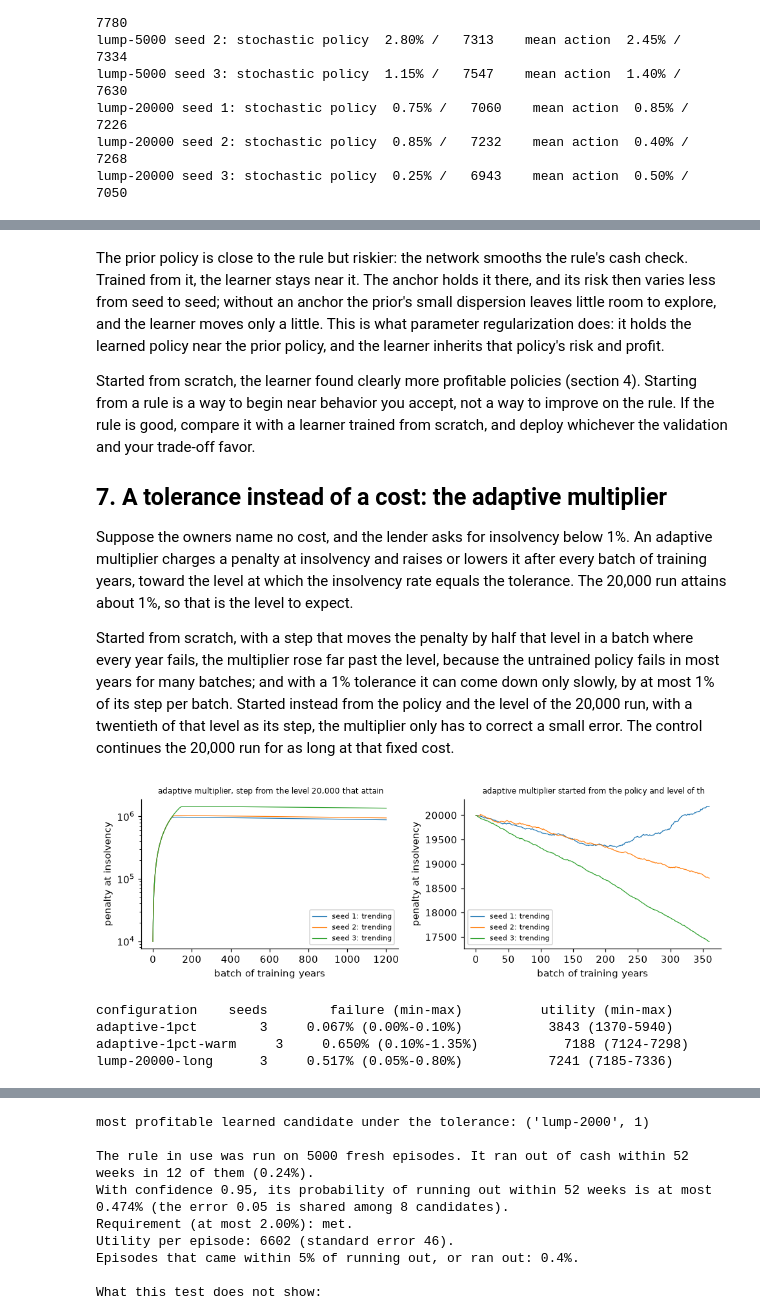
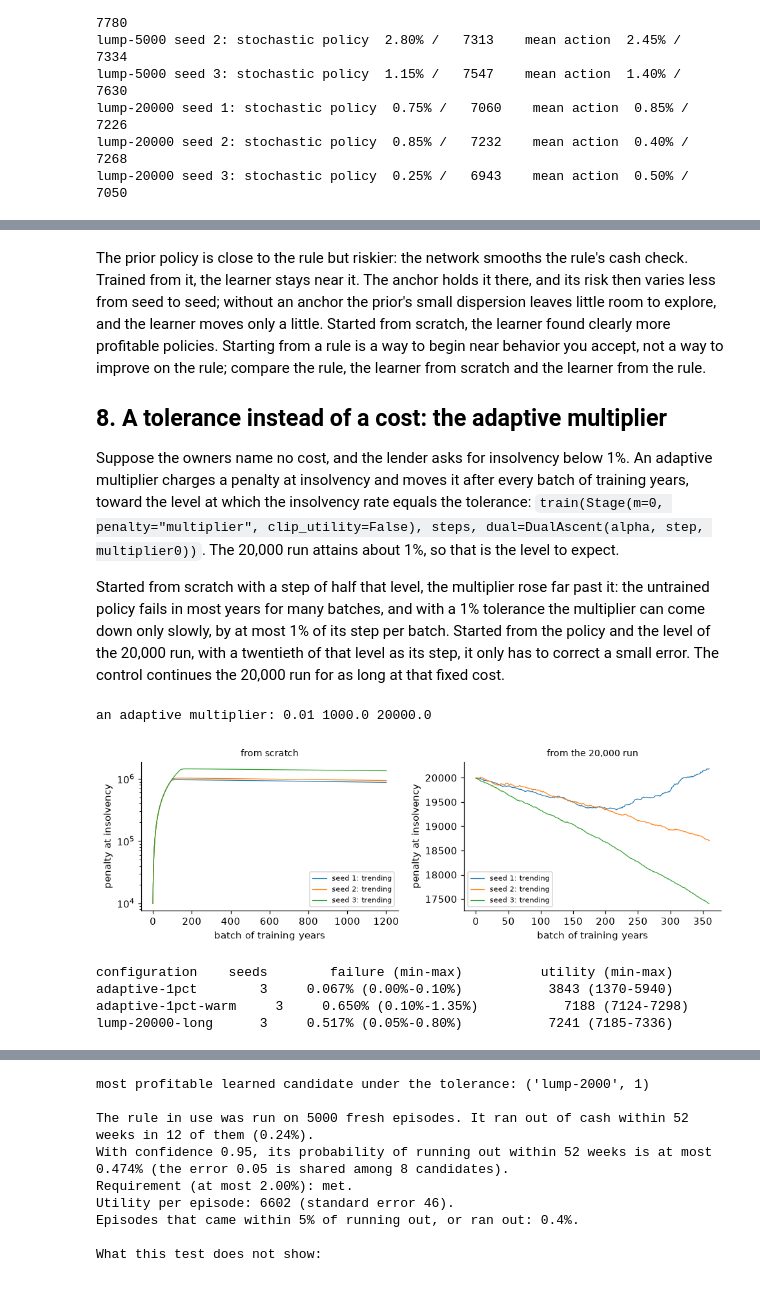
Before and after one commit to pma-papers/barrierpg, a Jupyter notebook: notebooks/02_retailer_cash.ipynb, the cells around one changed output, grey strips where cells are left out. Drawn from its saved outputs; the diff is of its cells as text; code cells hidden in the pictures; blank space fills up the shorter version.

```diff
--- a/notebooks/02_retailer_cash.ipynb
+++ b/notebooks/02_retailer_cash.ipynb
@@ -83,0 +147,3 @@ so the validation error is shared among eight.
+# %%
+def cash_outflow(obs, action, next_obs, reward, info):
+    return [info["cash_out"]]
@@ -83,0 +178,8 @@ so the validation error is shared among eight.
+# %%
+env = make_env(stage)
+obs, _ = env.reset(seed=0)
+for week in range(52):
+    obs, reward, terminated, truncated, info = env.step(np.ones(3, dtype=np.float32))
+    if terminated or truncated:
+        break
+print(f"insolvent in week {info['t']}: cash {env.env.inner.cash:.0f}, failure = {info['failure']}, reward = {reward:.0f}")
@@ -135,0 +310,10 @@ less seasonal stock              insolvency  0.20%   profit    6221
+# %%
+fig, ax = plt.subplots(1, 2, figsize=(9, 3))
+for cfg, col in (("unpriced", "0.6"), ("lump-20000", "C0")):
+    for r in camp.records(cfg):
+        st = np.array([t["steps"] for t in r["monitor"]]) / 1e6
+        ax[0].plot(st, [t["U"] for t in r["monitor"]], color=col, lw=0.6, label=r["note"] if r["seed"] == 1 else None)
+        ax[1].plot(st, [t["failure_rate"] for t in r["monitor"]], color=col, lw=0.6)
+ax[0].set_ylabel("profit (training)"); ax[1].set_ylabel("insolvency (training)"); ax[1].set_yscale("log")
+for x in ax: x.set_xlabel("million steps")
+ax[0].legend(fontsize=7); plt.tight_layout(); plt.show()
@@ -180,15 +363,0 @@ that point, the learners looked worse than the rule. Check the curves before com
-# %%
-fig, ax = plt.subplots(1, 2, figsize=(9, 3))
-for cfg, col in (("unpriced", "0.6"), ("lump-20000", "C0")):
-    for r in camp.records(cfg):
-        steps = np.array([t["steps"] for t in r["monitor"]]) / 1e6
-        ax[0].plot(steps, [t["U"] for t in r["monitor"]], color=col, lw=0.6, label=r["note"] if r["seed"] == 1 else None)
-        ax[1].plot(steps, [t["failure_rate"] for t in r["monitor"]], color=col, lw=0.6)
-ax[0].set_ylabel("profit per year (training)"); ax[1].set_ylabel("insolvency rate (training)"); ax[1].set_yscale("log")
-for a in ax: a.set_xlabel("million steps")
-ax[0].legend(fontsize=7); plt.tight_layout(); plt.show()
-#
-# ## 5. The deployed policy and its dispersion
-#
-# A stochastic policy draws its actions with noise, and the same network without the noise (its mean action) is a
-# different candidate. Here the noise is costly: random orders on lines that should not be ordered tie up cash.
@@ -255,42 +440,40 @@ anchor-10: weight distance from the prior at the end [0.003 0.004 0.005]
 # %% [markdown]
 The prior policy is close to the rule but riskier: the network smooths the rule's cash check. Trained from it, the
 learner stays near it. The anchor holds it there, and its risk then varies less from seed to seed; without an anchor
-the prior's small dispersion leaves little room to explore, and the learner moves only a little. This is what
-parameter regularization does: it holds the learned policy near the prior policy, and the learner inherits that
-policy's risk and profit.
+the prior's small dispersion leaves little room to explore, and the learner moves only a little. Started from scratch,
+the learner found clearly more profitable policies. Starting from a rule is a way to begin near behavior you accept,
+not a way to improve on the rule; compare the rule, the learner from scratch and the learner from the rule.
 
-Started from scratch, the learner found clearly more profitable policies (section 4). Starting from a rule is a way
-to begin near behavior you accept, not a way to improve on the rule. If the rule is good, compare it with a learner
-trained from scratch, and deploy whichever the validation and your trade-off favor.
-
-## 7. A tolerance instead of a cost: the adaptive multiplier
+## 8. A tolerance instead of a cost: the adaptive multiplier
 
 Suppose the owners name no cost, and the lender asks for insolvency below 1%. An adaptive multiplier charges a
-penalty at insolvency and raises or lowers it after every batch of training years, toward the level at which the
-insolvency rate equals the tolerance. The 20,000 run attains about 1%, so that is the level to expect.
+penalty at insolvency and moves it after every batch of training years, toward the level at which the insolvency
+rate equals the tolerance: `train(Stage(m=0, penalty="multiplier", clip_utility=False), steps, dual=DualAscent(alpha,
+step, multiplier0))`. The 20,000 run attains about 1%, so that is the level to expect.
 
-Started from scratch, with a step that moves the penalty by half that level in a batch where every year fails, the
-multiplier rose far past the level, because the untrained policy fails in most years for many batches; and with a 1%
-tolerance it can come down only slowly, by at most 1% of its step per batch. Started instead from the policy and the
-level of the 20,000 run, with a twentieth of that level as its step, the multiplier only has to correct a small
-error. The control continues the 20,000 run for as long at that fixed cost.
+Started from scratch with a step of half that level, the multiplier rose far past it: the untrained policy fails in
+most years for many batches, and with a 1% tolerance the multiplier can come down only slowly, by at most 1% of its
+step per batch. Started from the policy and the level of the 20,000 run, with a twentieth of that level as its step,
+it only has to correct a small error. The control continues the 20,000 run for as long at that fixed cost.
 # %%
+dual = DualAscent(alpha=0.01, step=1000.0, multiplier0=20000.0)          # as the warm start of the campaign
+print("an adaptive multiplier:", dual.alpha, dual.step, dual.multiplier)
 fig, ax = plt.subplots(1, 2, figsize=(9, 3))
 for i, cfg in enumerate(["adaptive-1pct", "adaptive-1pct-warm"]):
     for r in camp.records(cfg):
-        nu = [t["multiplier"] for t in r["dual"]["trace"]]
-        ax[i].plot(nu, lw=0.8, label=f"seed {r['seed']}: {r['dual']['diagnosis']['status']}")
-    ax[i].set_title(camp.records(cfg)[0]["note"].split(":")[1][:60] if camp.records(cfg) else cfg, fontsize=8)
+        ax[i].plot([t["multiplier"] for t in r["dual"]["trace"]], lw=0.8, label=f"seed {r['seed']}: {r['dual']['diagnosis']['status']}")
+    ax[i].set_title("from scratch" if i == 0 else "from the 20,000 run", fontsize=9)
     ax[i].set_xlabel("batch of training years"); ax[i].set_ylabel("penalty at insolvency"); ax[i].legend(fontsize=7)
 ax[0].set_yscale("log")
 plt.tight_layout(); plt.show()
 print(Campaign.show(camp.table(["adaptive-1pct", "adaptive-1pct-warm", "lump-20000-long"])))
 # %% [output]
+an adaptive multiplier: 0.01 1000.0 20000.0
-[figure, old version]
+[figure, new version]
-configuration    seeds        failure (min-max)          utility (min-max)
-adaptive-1pct        3     0.067% (0.00%-0.10%)           3843 (1370-5940)
-adaptive-1pct-warm     3     0.650% (0.10%-1.35%)           7188 (7124-7298)
-lump-20000-long      3     0.517% (0.05%-0.80%)           7241 (7185-7336)
+configuration    seeds        failure (min-max)          utility (min-max)
+adaptive-1pct        3     0.067% (0.00%-0.10%)           3843 (1370-5940)
+adaptive-1pct-warm     3     0.650% (0.10%-1.35%)           7188 (7124-7298)
+lump-20000-long      3     0.517% (0.05%-0.80%)           7241 (7185-7336)
 # %% [markdown]
 From scratch, the multiplier ended near a million and the policies became overly cautious: they almost never go
 insolvent and give up much of their profit. Started warm, the multiplier stayed near its level and the policies
```
Also changed, not shown: parts of 31 cells of this notebook, 18 other files.
